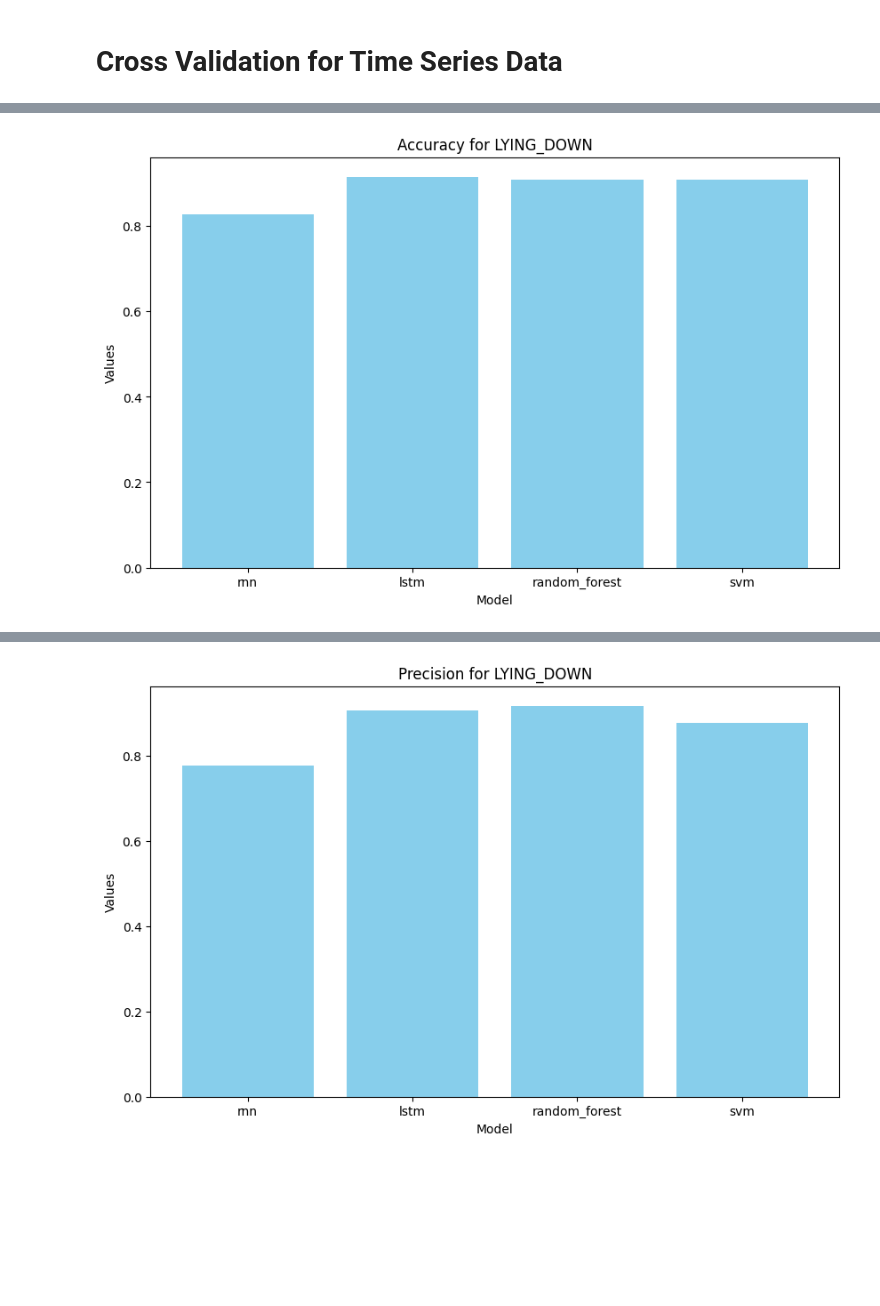
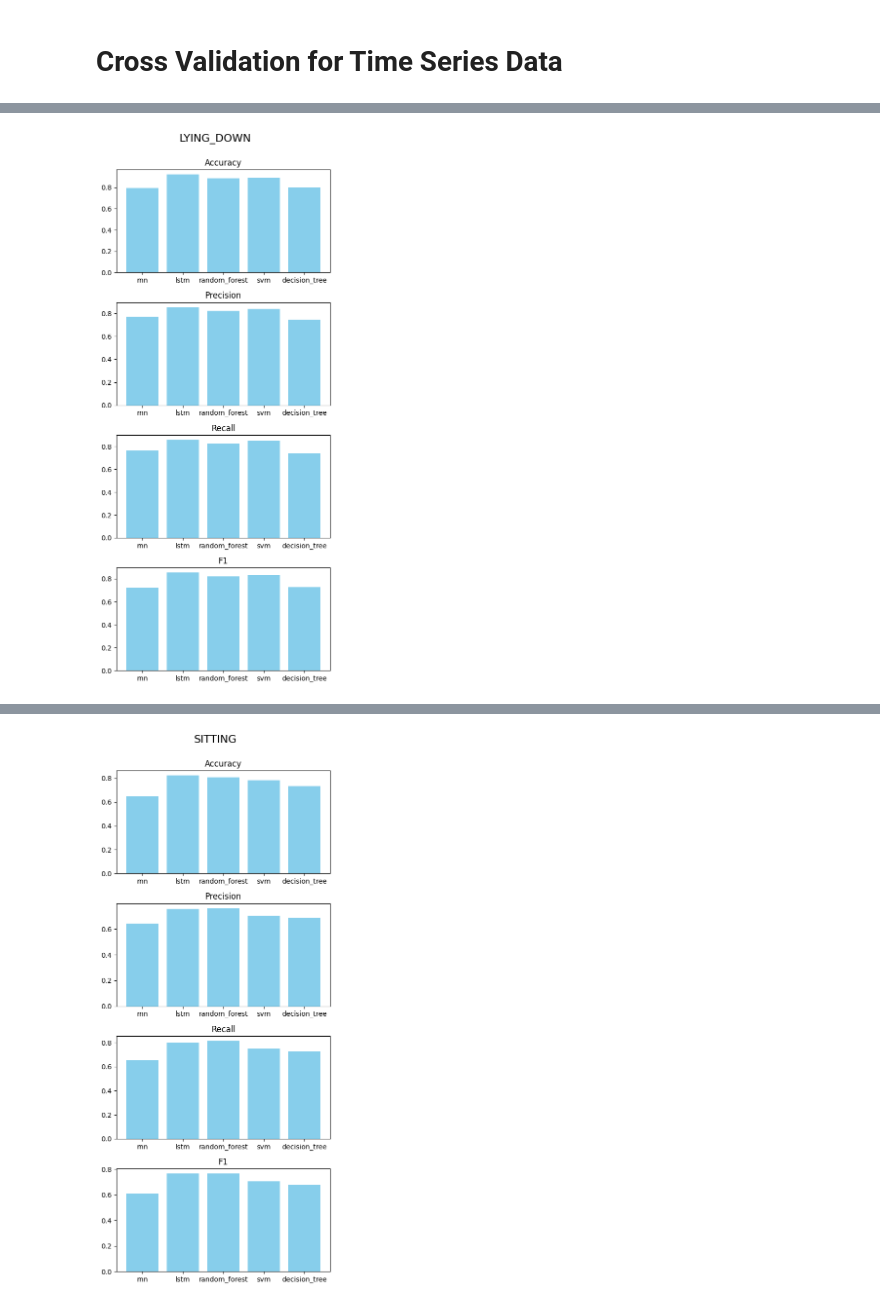
Before and after one commit to rohankumar1999/Extrasensory-Dataset, a Jupyter notebook: project.ipynb, the cells around one changed output, grey strips where cells are left out. Drawn from its saved outputs; the diff is of its cells as text; code cells hidden in the pictures; blank space fills up the shorter version.

```diff
--- a/project.ipynb
+++ b/project.ipynb
@@ -32,4 +32,4 @@ Found 60 users data.
 # Load Dataset
 # %%
 # Load all the data from Extrasenory dataset
-X, y, M, user_index, feature_names, label_names = load_all_data(['1155FF54-63D3-4AB2-9863-8385D0BD0A13'])
+X, y, M, user_index, feature_names, label_names = load_all_data(['1155FF54-63D3-4AB2-9863-8385D0BD0A13', '0A986513-7828-4D53-AA1F-E02D6DF9561B', '7CE37510-56D0-4120-A1CF-0E23351428D2'])
@@ -80,8 +128,9 @@ X = np.delete(X, dedup_columns, axis=1)
 # Data Preprocessing
 # %%
 # Only select body state label
-# target_label = ['LYING_DOWN', 'SITTING', 'FIX_walking', 'FIX_running', 'BICYCLING', 'OR_standing']
-target_labels = ['LYING_DOWN', 'SITTING', 'FIX_walking']
+target_labels = ['LYING_DOWN', 'SITTING', 'FIX_walking', 'FIX_running', 'OR_standing', 'COMPUTER_WORK']
+# target_labels = ['LYING_DOWN', 'SITTING', 'FIX_walking', 'FIX_running', 'BICYCLING', 'OR_standing']
+# target_labels = ['LYING_DOWN', 'SITTING', 'FIX_walking']
 # Fill the Nan with mean value and normalize all the data
 pipeline = Pipeline([
     ('imputer', SimpleImputer(strategy = 'mean')),
@@ -163,12 +214,20 @@ def run_svm_model(X_train, X_test, y_train, y_test, M_train, M_test, y_train_sw1
+# %%
+from sklearn.tree import DecisionTreeClassifier
+def run_decision_tree_model(X_train, X_test, y_train, y_test,M_train, M_test, y_train_sw1D):
+    dt = DecisionTreeClassifier(class_weight='balanced', min_samples_split=10)
+    dt.fit(X_train, y_train, sample_weight=y_train_sw1D)
+    accuracy, precision, recall, f1 = evaluate_model(dt, X_test, y_test)
+    return accuracy, precision, recall, f1
 # %%
 
 run_model = {
     'rnn': run_rnn_model,
     'lstm': run_lstm_model,
     'random_forest': run_random_forest_model,
-    'svm': run_svm_model
+    'svm': run_svm_model,
+    'decision_tree': run_decision_tree_model
 }
-models = ['rnn', 'lstm', 'random_forest', 'svm']
+models = ['rnn', 'lstm', 'random_forest', 'svm', 'decision_tree']
 # %% [markdown]
 # Cross Validation for Time Series Data
 # %%
@@ -201,8 +260,15 @@ for target_label in target_labels:
             recall_scores[model] = recall_scores[model]+[recall] if recall_scores.get(model) else [recall]
             f1_scores[model] = f1_scores[model]+[f1] if f1_scores.get(model) else [f1]
 
-    plot_metric(models, [np.mean(val) for val in accuracy_scores.values()], f'Accuracy for {target_label}')
-    plot_metric(models, [np.mean(val) for val in precision_scores.values()], f'Precision for {target_label}')
-    plot_metric(models, [np.mean(val) for val in recall_scores.values()], f'Recall for {target_label}')
-    plot_metric(models, [np.mean(val) for val in f1_scores.values()], f'F1 for {target_label}')
+    metrics_data = {
+        'Accuracy': {key: np.mean(val) for key,val in accuracy_scores.items()},
+        'Precision': {key: np.mean(val) for key,val in precision_scores.items()},
+        'Recall': {key: np.mean(val) for key,val in recall_scores.items()},
+        'F1': {key: np.mean(val) for key,val in f1_scores.items()}
+    }
+    plot_metric(metrics_data, target_label)
+    # plot_metric(models, [np.mean(val) for val in accuracy_scores.values()], f'Accuracy for {target_label}')
+    # plot_metric(models, [np.mean(val) for val in precision_scores.values()], f'Precision for {target_label}')
+    # plot_metric(models, [np.mean(val) for val in recall_scores.values()], f'Recall for {target_label}')
+    # plot_metric(models, [np.mean(val) for val in f1_scores.values()], f'F1 for {target_label}')
 # %% [output]
@@ -219 +285 @@ for target_label in target_labels:
-[figure, old version]
+[figure, new version]
@@ -220 +296 @@ for target_label in target_labels:
-[figure, old version]
+[figure, new version]
```
Also changed, not shown: parts of 9 cells of this notebook, 3 other files.
